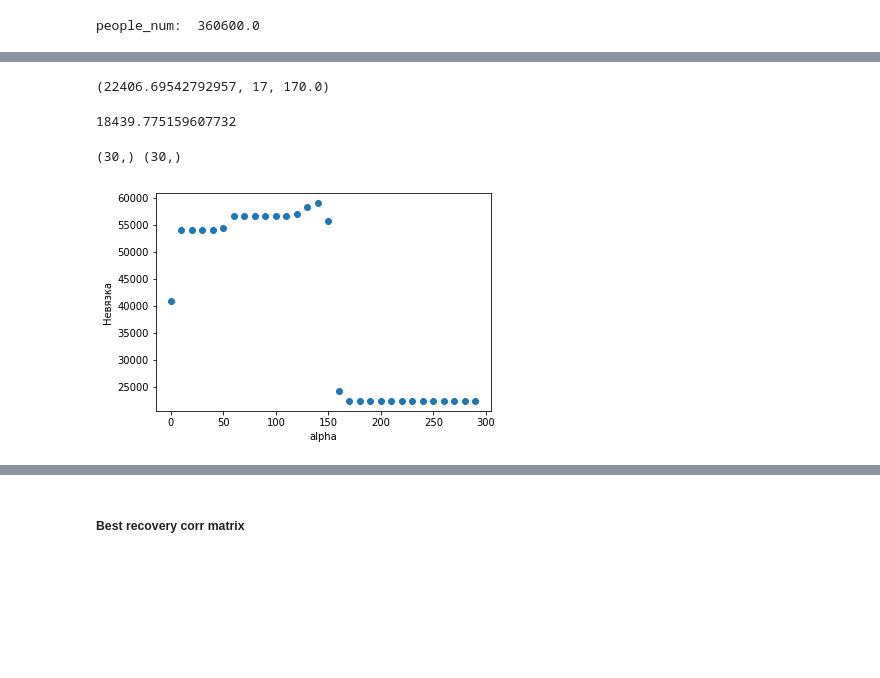
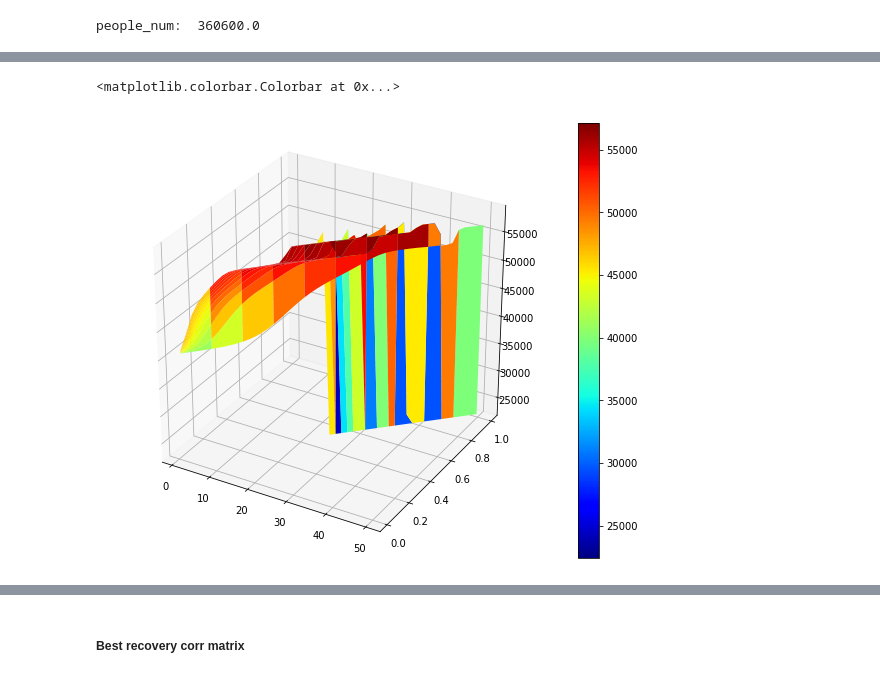
Before and after one commit to tamamolis/Gravity_traffic, a Jupyter notebook: multi-stage.ipynb, the cells around one changed output, grey strips where cells are left out. Cells and saved outputs as stored; diff of their text form; code cells hidden in the pictures; blank space fills up the shorter version.

```diff
--- a/multi-stage.ipynb
+++ b/multi-stage.ipynb
@@ -174,17 +184,33 @@ def error_d_i_j(lambda_L, lambda_W, cost_matrix):
     er = np.exp( -1 - cost_matrix - (np.reshape(lambda_L, (n, 1)) + lambda_W))
     return er * people_num
 # %%
-num_iter = 2500
+num_iter = 1500
 alpha, beta = 1.0, 1.0
-beta_range = np.arange(0.0, 300, 10)
+beta_range = np.arange(0.01, 1.0, 0.02)
+alpha_range = np.arange(2.3, 2.9, 0.0001)
 
+res_array = np.full((len(alpha_range), len(beta_range)), np.nan)
+
+i, j = 0, 0
+# f = open("KEV_data_2.txt", "w")
 res_list = []
 
-for beta in beta_range:
-    cost_matrix = T * beta * alpha
+for alpha in alpha_range:
+#     for beta in beta_range:
+    cost_matrix = (T ** beta) * alpha
     rec = iterate(cost_matrix, L, W, num_iter, eps=10**(-2))
-    res_list.append(np.linalg.norm(np.nan_to_num(rec, nan = 0.0)
-                                    - np.nan_to_num(correspondence_matrix, nan=0.0)))
-    print(beta, np.linalg.norm(np.nan_to_num(rec, nan = 0.0)
-                                    - np.nan_to_num(correspondence_matrix, nan=0.0)))
-#     print(np.unique(rec))
+    res = np.linalg.norm(np.nan_to_num(rec, nan = 0.0)
+                                        - np.nan_to_num(correspondence_matrix,
+                                                        nan=0.0))
+
+#     f.write(str(alpha) + ' ' + str(beta) + ' ' + str(res) + '\n')
+    res_list.append(res)
+
+#         res_array[i][j] = res
+
+
+#         j += 1
+#     i += 1
+#     j = 0
+
+# f.close()
@@ -222,4 +217,2 @@ for beta in beta_range:
 # %%
-np.min(res_list), res_list.index(np.min(res_list)), beta_range[res_list.index(np.min(res_list))]
+np.min(res_list), res_list.index(np.min(res_list)), ba_range[res_list.index(np.min(res_list))]
-# %% [output]
-(22406.69542792957, 17, 170.0)
@@ -228,18 +219,20 @@ best_alpha = beta_range[res_list.index(np.min(res_list))]
-# %%
-res_list[0] - res_list[res_list.index(np.min(res_list))]
-# %% [output]
-18439.775159607732
-# %%
-print(np.shape(beta_range), np.shape(res_list))
-# %% [output]
-(30,) (30,)
 # %%
-plt.ticklabel_format(useOffset=False)
-
-plt.scatter(beta_range, res_list)
+fig = plt.figure(figsize=(10, 8))
+plt.scatter(alpha_range, res_list)
+plt.xlim(2., 3.)
 plt.ylabel('Невязка')
 plt.xlabel('alpha')
 plt.show()
-# plt.savefig('/Users/kate/Documents/MIPT/ТРАНСПОРТНЫЕ ПОТОКИ/Jupyter:Data/img/1.png')
+fig.savefig('KEV_res/0.png')
-# %% [output]
-[figure, removed]
+# %%
+from mpl_toolkits.mplot3d import Axes3D
+import matplotlib
+
+fig = plt.figure(figsize=(10, 8))
+ax = fig.add_subplot(111, projection = '3d')
+surf = ax.plot_surface(alpha_range, beta_range, res_array, rstride = 5, cstride = 5, \
+       cmap = matplotlib.cm.jet)
+fig.colorbar(surf)
+# %% [output]
+<matplotlib.colorbar.Colorbar at 0x...>
+[figure, added]
```
Also changed, not shown: parts of 5 cells of this notebook.
